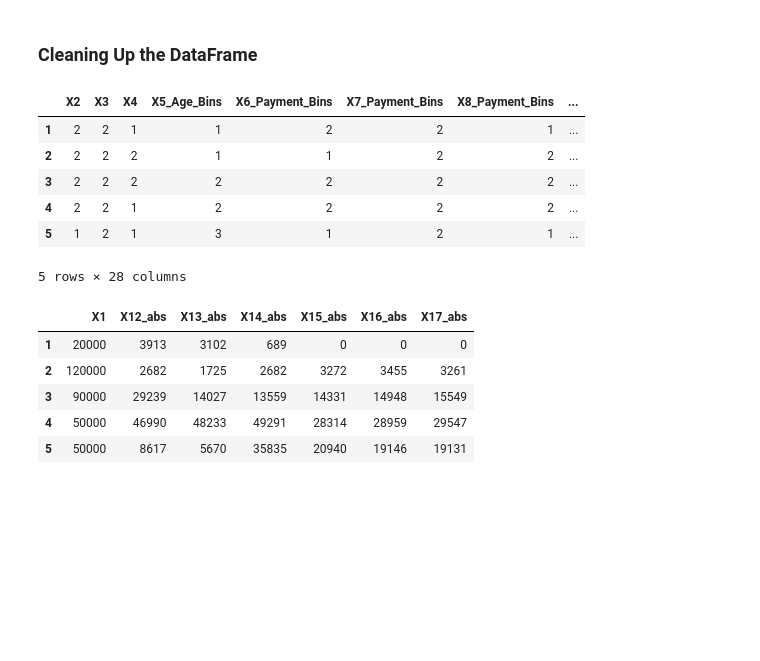
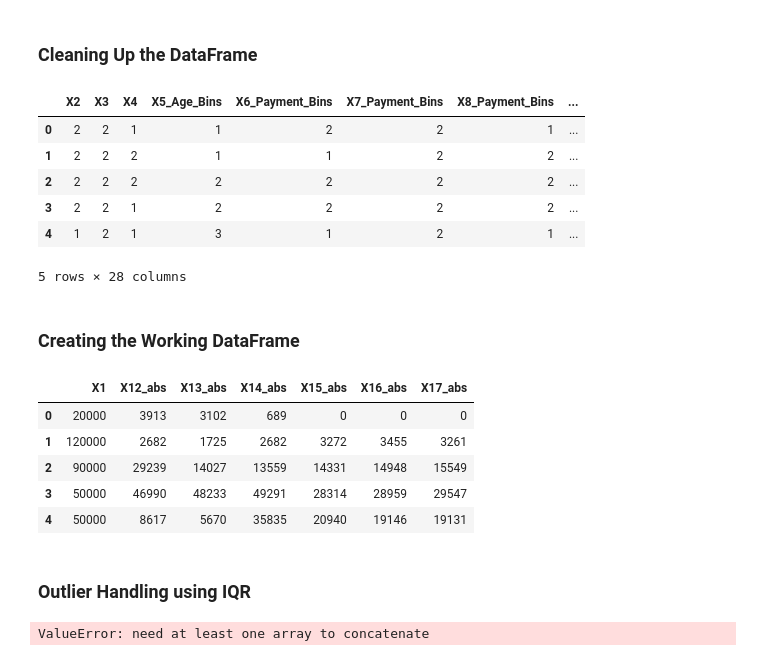
Before and after one commit to BA545-SP2019/2019-competition2-kerry-alex-and-mike, a Jupyter notebook: comp2_initial.ipynb, the cells around one changed output. Saved outputs shown, nothing was run; the diff lists cells and outputs as text; code cells hidden in the pictures; blank space fills up the shorter version.

```diff
--- a/comp2_initial.ipynb
+++ b/comp2_initial.ipynb
@@ -24,3 +24,7 @@ df.head(10)
 | 9 | 140000 | 2 | 3 | 1 | 28 | 0 | 0 | 2 | 0 | 0 | ... | ... |
 | 10 | 20000 | 1 | 3 | 2 | 35 | -2 | -2 | -2 | -2 | -1 | ... | ... |
 10 rows × 24 columns
+# %%
+# reset the index of the df
+df = df.reset_index(drop=True)
+df.head()
@@ -276,8 +261,0 @@ cols
-# %%
-# reorder the columns to make more sense
-# this also drops the original features
-df = df[['X1','X2','X3','X4','X5_Age_Bins','X6_Payment_Bins', 'X7_Payment_Bins','X8_Payment_Bins','X9_Payment_Bins',
-         'X10_Payment_Bins','X11_Payment_Bins','X12_abs','X12_sign','X12_monthlydif','X13_abs','X13_sign','X13_monthlydif',
-        'X14_abs','X14_sign','X14_monthlydif','X15_abs','X15_sign','X15_monthlydif','X16_abs','X16_sign','X16_monthlydif',
-        'X17_abs','X17_sign','X17_monthlydif','X18_binary','X19_binary','X20_binary','X21_binary','X22_binary','X23_binary',]]
-df.head()
@@ -324,27 +272,40 @@ df_cat = df.filter(['X2','X3','X4','X5_Age_Bins','X6_Payment_Bins','X7_Payment_B
 df_cat.head()
 # %% [output]
 |  | X2 | X3 | X4 | X5_Age_Bins | X6_Payment_Bins | X7_Payment_Bins | X8_Payment_Bins | ... |
-| 1 | 2 | 2 | 1 | 1 | 2 | 2 | 1 | ... |
-| 2 | 2 | 2 | 2 | 1 | 1 | 2 | 2 | ... |
-| 3 | 2 | 2 | 2 | 2 | 2 | 2 | 2 | ... |
-| 4 | 2 | 2 | 1 | 2 | 2 | 2 | 2 | ... |
-| 5 | 1 | 2 | 1 | 3 | 1 | 2 | 1 | ... |
+| 0 | 2 | 2 | 1 | 1 | 2 | 2 | 1 | ... |
+| 1 | 2 | 2 | 2 | 1 | 1 | 2 | 2 | ... |
+| 2 | 2 | 2 | 2 | 2 | 2 | 2 | 2 | ... |
+| 3 | 2 | 2 | 1 | 2 | 2 | 2 | 2 | ... |
+| 4 | 1 | 2 | 1 | 3 | 1 | 2 | 1 | ... |
 5 rows × 28 columns
+# %% [markdown]
+### Creating the Working DataFrame ###
 # %%
 # drop categorical variables from original dataframe
 # the remaining variables need more pre-processing
 df = df.drop(['X2','X3','X4','X5_Age_Bins','X6_Payment_Bins','X7_Payment_Bins','X8_Payment_Bins','X9_Payment_Bins',
               'X10_Payment_Bins','X11_Payment_Bins','X12_sign','X12_monthlydif','X13_sign','X13_monthlydif','X14_sign',
               'X14_monthlydif','X15_sign','X15_monthlydif','X16_sign','X16_monthlydif','X17_sign','X17_monthlydif',
-              'X18_binary','X19_binary','X20_binary','X21_binary','X22_binary','X23_binary'],axis=1)
+              'X18_binary','X19_binary','X20_binary','X21_binary','X22_binary','X23_binary','X5','X6','X7','X8','X9','X10','X11','X12','X13',
+             'X14','X15','X16','X17','X18','X19','X20','X21','X22','X23'],axis=1)
 df.head()
 # %% [output]
 |  | X1 | X12_abs | X13_abs | X14_abs | X15_abs | X16_abs | X17_abs |
-| 1 | 20000 | 3913 | 3102 | 689 | 0 | 0 | 0 |
-| 2 | 120000 | 2682 | 1725 | 2682 | 3272 | 3455 | 3261 |
-| 3 | 90000 | 29239 | 14027 | 13559 | 14331 | 14948 | 15549 |
-| 4 | 50000 | 46990 | 48233 | 49291 | 28314 | 28959 | 29547 |
-| 5 | 50000 | 8617 | 5670 | 35835 | 20940 | 19146 | 19131 |
+| 0 | 20000 | 3913 | 3102 | 689 | 0 | 0 | 0 |
+| 1 | 120000 | 2682 | 1725 | 2682 | 3272 | 3455 | 3261 |
+| 2 | 90000 | 29239 | 14027 | 13559 | 14331 | 14948 | 15549 |
+| 3 | 50000 | 46990 | 48233 | 49291 | 28314 | 28959 | 29547 |
+| 4 | 50000 | 8617 | 5670 | 35835 | 20940 | 19146 | 19131 |
+# %% [markdown]
+### Outlier Handling using IQR ###
+# %%
+# finding IQR for each column
+Q1 = df.quantile(0.25)
+Q3 = df.quantile(0.75)
+IQR = Q3 - Q1
+print(IQR)
+# %% [output]
+ValueError: need at least one array to concatenate
 # %%
 # export working dataframe to csv
 df.to_csv('comp2_working.csv')
```
Also changed, not shown: parts of 16 cells of this notebook, 13 other files.
